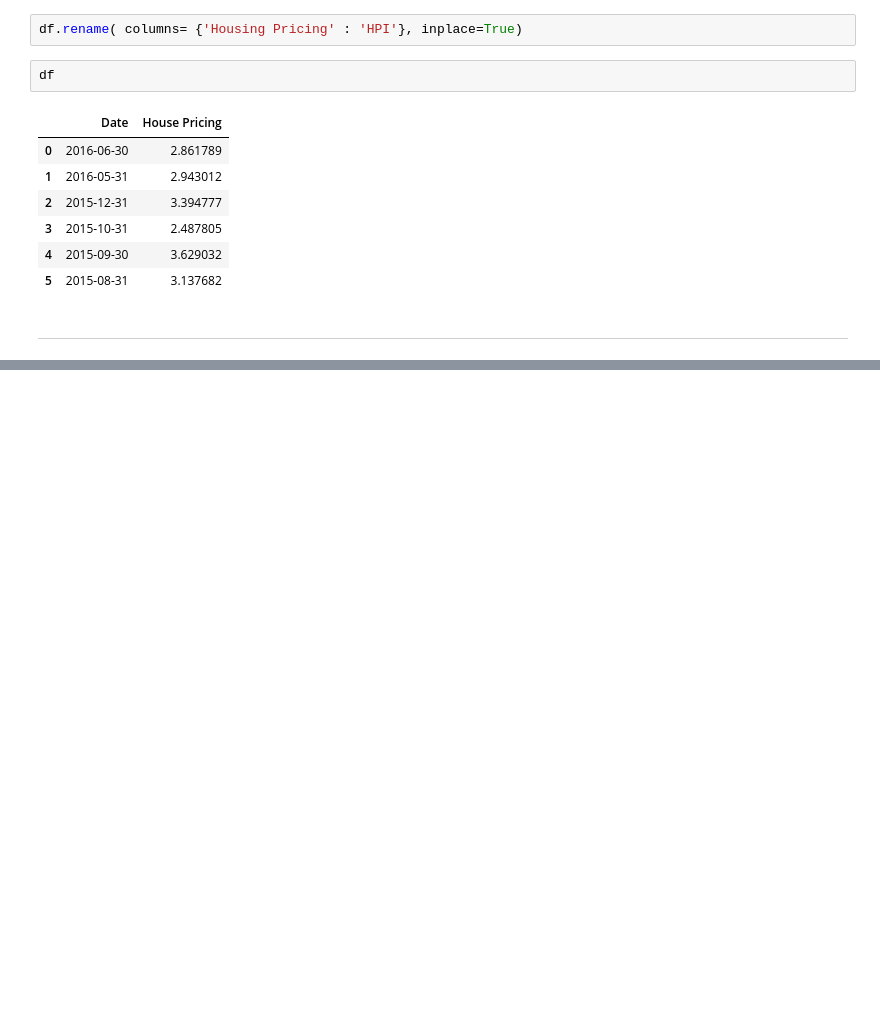
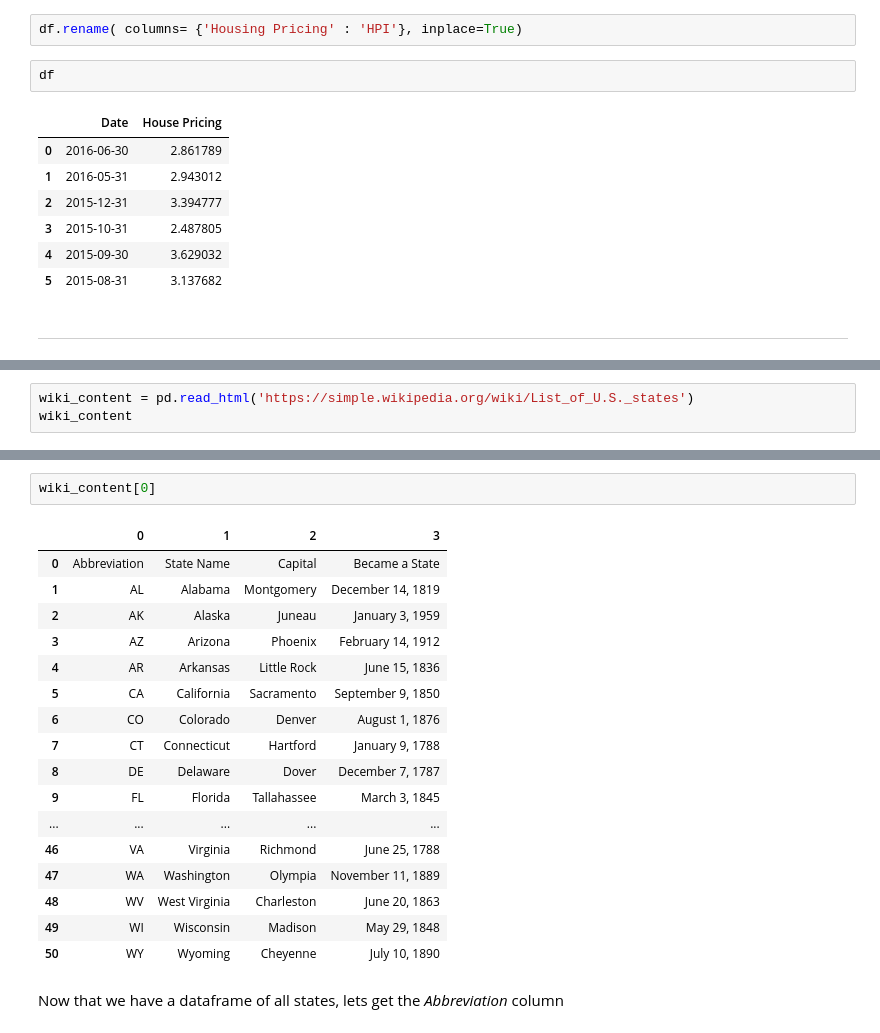
Before and after one commit to suriyadeepan/pandas, a Jupyter notebook: notebooks/Data Analysis with Python and Pandas Tutorial.ipynb, the cells around one changed output, grey strips where cells are left out. Drawn from its saved outputs; the diff is of its cells as text; blank space fills up the shorter version.

```diff
--- a/notebooks/Data Analysis with Python and Pandas Tutorial.ipynb
+++ b/notebooks/Data Analysis with Python and Pandas Tutorial.ipynb
@@ -225,0 +242,3 @@ ________________________________________________________________________________
+# %%
+wiki_content = pd.read_html('https://simple.wikipedia.org/wiki/List_of_U.S._states')
+wiki_content
@@ -225,0 +263,22 @@ ________________________________________________________________________________
+# %%
+wiki_content[0]
+# %% [output]
+|  | 0 | 1 | 2 | 3 |
+| 0 | Abbreviation | State Name | Capital | Became a State |
+| 1 | AL | Alabama | Montgomery | December 14, 1819 |
+| 2 | AK | Alaska | Juneau | January 3, 1959 |
+| 3 | AZ | Arizona | Phoenix | February 14, 1912 |
+| 4 | AR | Arkansas | Little Rock | June 15, 1836 |
+| 5 | CA | California | Sacramento | September 9, 1850 |
+| 6 | CO | Colorado | Denver | August 1, 1876 |
+| 7 | CT | Connecticut | Hartford | January 9, 1788 |
+| 8 | DE | Delaware | Dover | December 7, 1787 |
+| 9 | FL | Florida | Tallahassee | March 3, 1845 |
+| ... | ... | ... | ... | ... |
+| 46 | VA | Virginia | Richmond | June 25, 1788 |
+| 47 | WA | Washington | Olympia | November 11, 1889 |
+| 48 | WV | West Virginia | Charleston | June 20, 1863 |
+| 49 | WI | Wisconsin | Madison | May 29, 1848 |
+| 50 | WY | Wyoming | Cheyenne | July 10, 1890 |
+# %% [markdown]
+Now that we have a dataframe of all states, lets get the *Abbreviation* column
```
Also changed, not shown: parts of 7 cells of this notebook.
